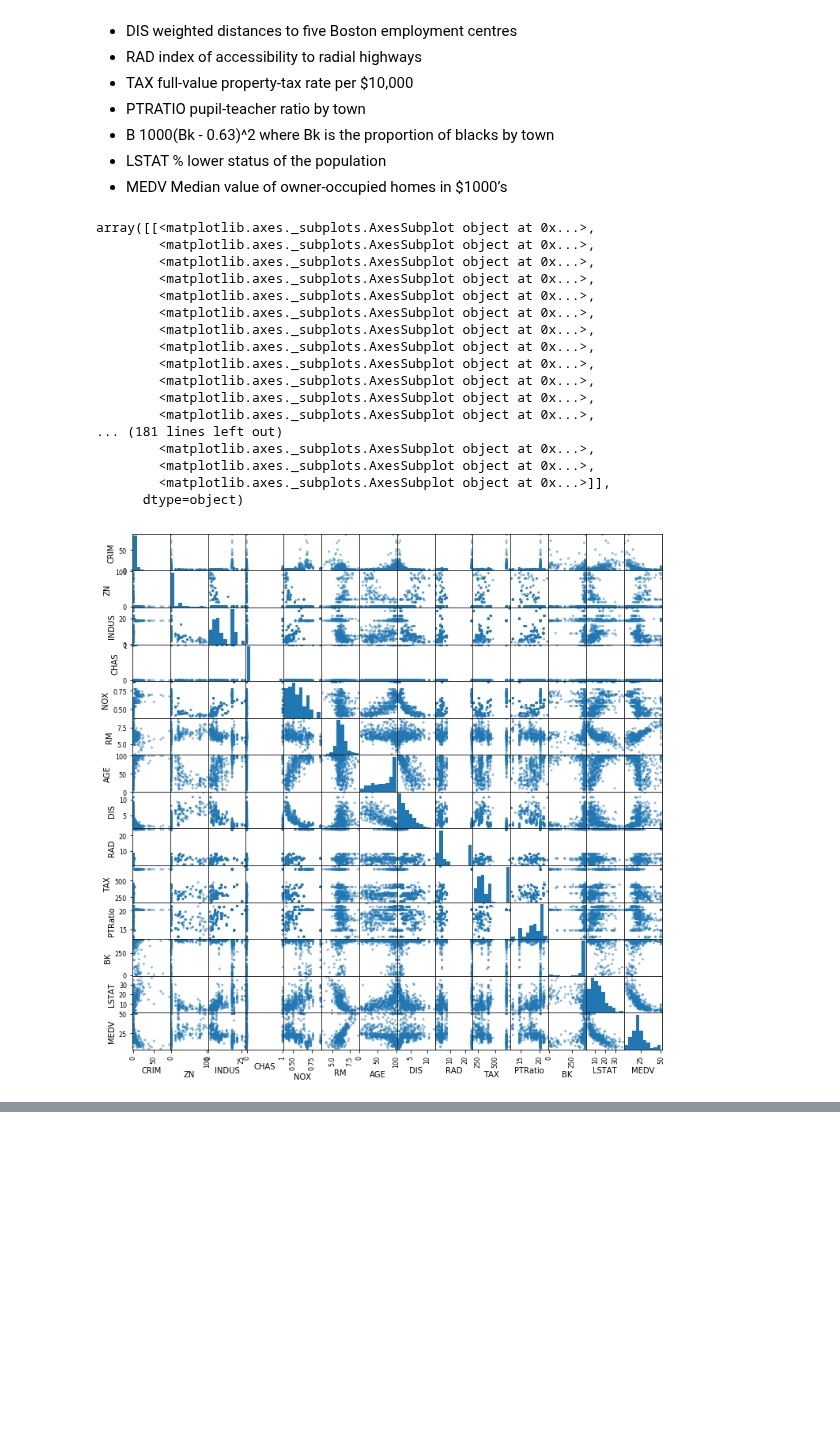
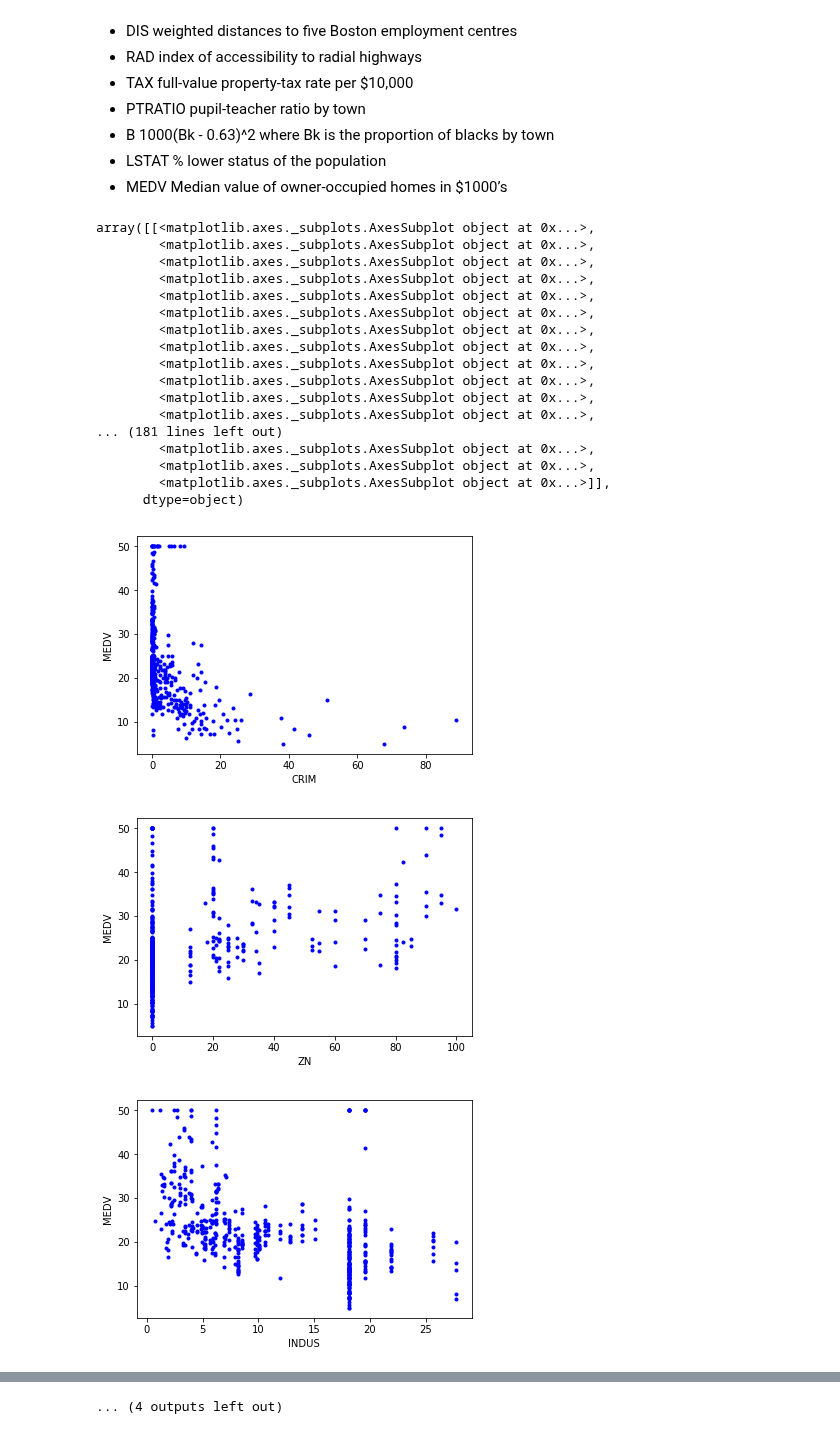
Before and after one commit to richss/cs455-ml-demos, a Jupyter notebook: Ch4-Demos.ipynb, the cells around one changed output, grey strips where cells are left out. Cells and saved outputs as stored; diff of their text form; code cells hidden in the pictures; blank space fills up the shorter version.

```diff
--- a/Ch4-Demos.ipynb
+++ b/Ch4-Demos.ipynb
@@ -309,27 +253,35 @@ from pandas.plotting import scatter_matrix
 boston_housing_data = datasets.load_boston()
 # %%
 # Attempt to visualize data
-df = pd.DataFrame(np.c_[boston_housing_data.data, boston_housing_data.target],
+boston_df = pd.DataFrame(np.c_[boston_housing_data.data, boston_housing_data.target],
                   columns=["CRIM", "ZN","INDUS","CHAS", "NOX","RM","AGE",
                            "DIS","RAD","TAX","PTRatio","BK", "LSTAT","MEDV"])
 
-scatter_matrix(df, figsize=(12, 12))
+for column in df.columns:
+    plt.figure()
+    plt.xlabel(column)
+    plt.ylabel("MEDV")
+    plt.plot(df[column], boston_df["MEDV"], "b.")
+
+scatter_matrix(boston_df, figsize=(12, 12))
 # %% [output]
 array([[<matplotlib.axes._subplots.AxesSubplot object at 0x...>,
         <matplotlib.axes._subplots.AxesSubplot object at 0x...>,
         <matplotlib.axes._subplots.AxesSubplot object at 0x...>,
         <matplotlib.axes._subplots.AxesSubplot object at 0x...>,
         <matplotlib.axes._subplots.AxesSubplot object at 0x...>,
         <matplotlib.axes._subplots.AxesSubplot object at 0x...>,
         <matplotlib.axes._subplots.AxesSubplot object at 0x...>,
         <matplotlib.axes._subplots.AxesSubplot object at 0x...>,
         <matplotlib.axes._subplots.AxesSubplot object at 0x...>,
         <matplotlib.axes._subplots.AxesSubplot object at 0x...>,
         <matplotlib.axes._subplots.AxesSubplot object at 0x...>,
         <matplotlib.axes._subplots.AxesSubplot object at 0x...>,
 ... (181 lines left out)
         <matplotlib.axes._subplots.AxesSubplot object at 0x...>,
         <matplotlib.axes._subplots.AxesSubplot object at 0x...>,
         <matplotlib.axes._subplots.AxesSubplot object at 0x...>]],
       dtype=object)
-[figure, old version]
+[figure, new version]
+[figure, added]
+[figure, added]
@@ -336,3 +296,4 @@ array([[<matplotlib.axes._subplots.AxesSubplot object at 0x...>,
+... (4 outputs left out)
 # %%
 train_X, test_X, train_y, test_y = train_test_split(boston_housing_data.data,
                                                    boston_housing_data.target,
```
Also changed, not shown: parts of 23 cells of this notebook.
